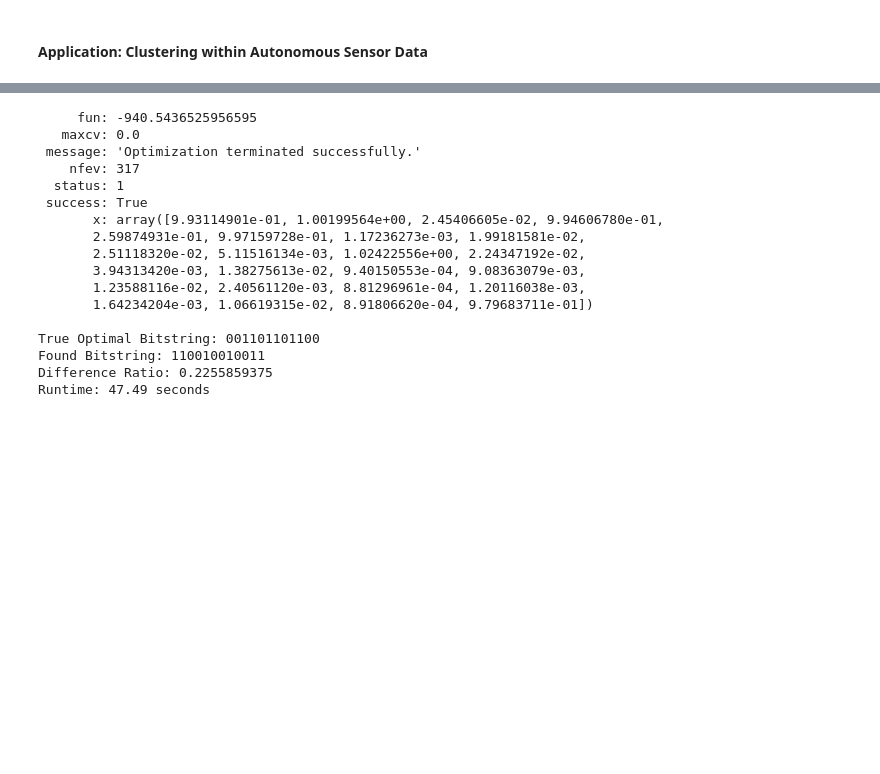
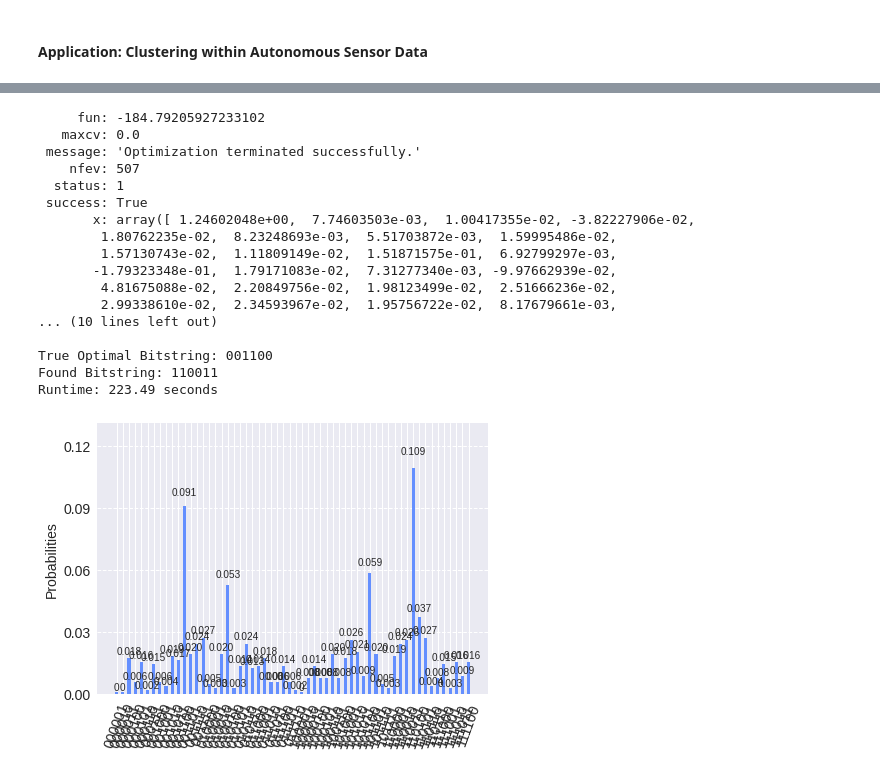
Before and after one commit to samco7/qaoa, a Jupyter notebook: weighted_maxcut.ipynb, the cells around one changed output, grey strips where cells are left out. Saved outputs shown, nothing was run; the diff lists cells and outputs as text; code cells hidden in the pictures; blank space fills up the shorter version.

```diff
--- a/weighted_maxcut.ipynb
+++ b/weighted_maxcut.ipynb
@@ -61,27 +61,14 @@ nx.draw(G)
 # %%
 # get the expectation function from qaoa.py
 start = time()
-n_layers = n_points #number of layers (scale it up linearly with n_points)
-shots = 2**10
-expectation = qaoa.get_expectation(G, n_layers, shots=shots)
+n_layers = 32 #number of layers (scale it up linearly with n_points)
+shots = 512
+expectation = qaoa.get_expectation(G, n_layers, shots)
 
 # minimize the expectation by running the circuit
-req = {'type':'ineq', 'fun':lambda x:x} #this forces the params to be nonnegative
-counter = 0
-while True: #keep going until we get an accurate result
-    initial_params = .01*np.random.rand(2*n_layers)
-    sol = minimize(expectation, initial_params, method='COBYLA', constraints=req)
-    counts = expectation(sol.x, return_counts=True)[1]
-    sorted_counts = np.sort(list(counts.values()))[::-1]
-    max_val = sorted_counts[0]
-    remaining_avg = np.mean(sorted_counts[2:6])
-    diff_ratio = (max_val - remaining_avg)/shots #relative distance between first 2 and next highest counts
-    if diff_ratio > .005: #min accepted difference ratio (a bit arbitrary, works well empirically)
-        break
-    counter += 1
-    if counter >= 10: #call it after 10 tries
-        raise Exception('Low Accuracy!')
-    print('Low accuracy (Diff Ratio ' + str(diff_ratio) + '). Trying again with new parameters.')
+initial_params = .01*np.random.uniform(-1, 1, 2*n_layers)
+sol = minimize(expectation, initial_params, method='COBYLA')
+counts = expectation(sol.x, return_counts=True)[1]
 print(sol)
 
 # get the optimal bitstring we found and print it, along with other stats
@@ -91,29 +78,31 @@ true_bitstring = ''.join(np.concatenate((true1, true2))[ind])
 found_bitstring = list(counts.keys())[np.argmax(list(counts.values()))]
 print('\nTrue Optimal Bitstring: ' + true_bitstring)
 print('Found Bitstring: ' + found_bitstring)
-print('Difference Ratio: ' + str(diff_ratio))
 print('Runtime: ' + str(round(time() - start, 2)) + ' seconds')
 # %% [output]
-     fun: -940.5436525956595
+     fun: -184.79205927233102
    maxcv: 0.0
  message: 'Optimization terminated successfully.'
-    nfev: 317
+    nfev: 507
   status: 1
  success: True
-       x: array([9.93114901e-01, 1.00199564e+00, 2.45406605e-02, 9.94606780e-01,
-       2.59874931e-01, 9.97159728e-01, 1.17236273e-03, 1.99181581e-02,
-       2.51118320e-02, 5.11516134e-03, 1.02422556e+00, 2.24347192e-02,
-       3.94313420e-03, 1.38275613e-02, 9.40150553e-04, 9.08363079e-03,
-       1.23588116e-02, 2.40561120e-03, 8.81296961e-04, 1.20116038e-03,
-       1.64234204e-03, 1.06619315e-02, 8.91806620e-04, 9.79683711e-01])
+       x: array([ 1.24602048e+00,  7.74603503e-03,  1.00417355e-02, -3.82227906e-02,
+        1.80762235e-02,  8.23248693e-03,  5.51703872e-03,  1.59995486e-02,
+        1.57130743e-02,  1.11809149e-02,  1.51871575e-01,  6.92799297e-03,
+       -1.79323348e-01,  1.79171083e-02,  7.31277340e-03, -9.97662939e-02,
+        4.81675088e-02,  2.20849756e-02,  1.98123499e-02,  2.51666236e-02,
+        2.99338610e-02,  2.34593967e-02,  1.95756722e-02,  8.17679661e-03,
+... (10 lines left out)
 
-True Optimal Bitstring: 001101101100
-Found Bitstring: 110010010011
-Difference Ratio: 0.2255859375
-Runtime: 47.49 seconds
+True Optimal Bitstring: 001100
+Found Bitstring: 110011
+Runtime: 223.49 seconds
 # %%
 # plot a histogram of the bitstring counts using our optimized parameters
-# plot_histogram(counts)
+plot_histogram(counts)
+# np.sum(list(counts.values()))
+# %% [output]
+[figure, added]
 # %%
 # convert the result back to points separated by the cut we found above
 cluster0, cluster1 = [], []
```
Also changed, not shown: parts of 6 cells of this notebook, 1 other file.
